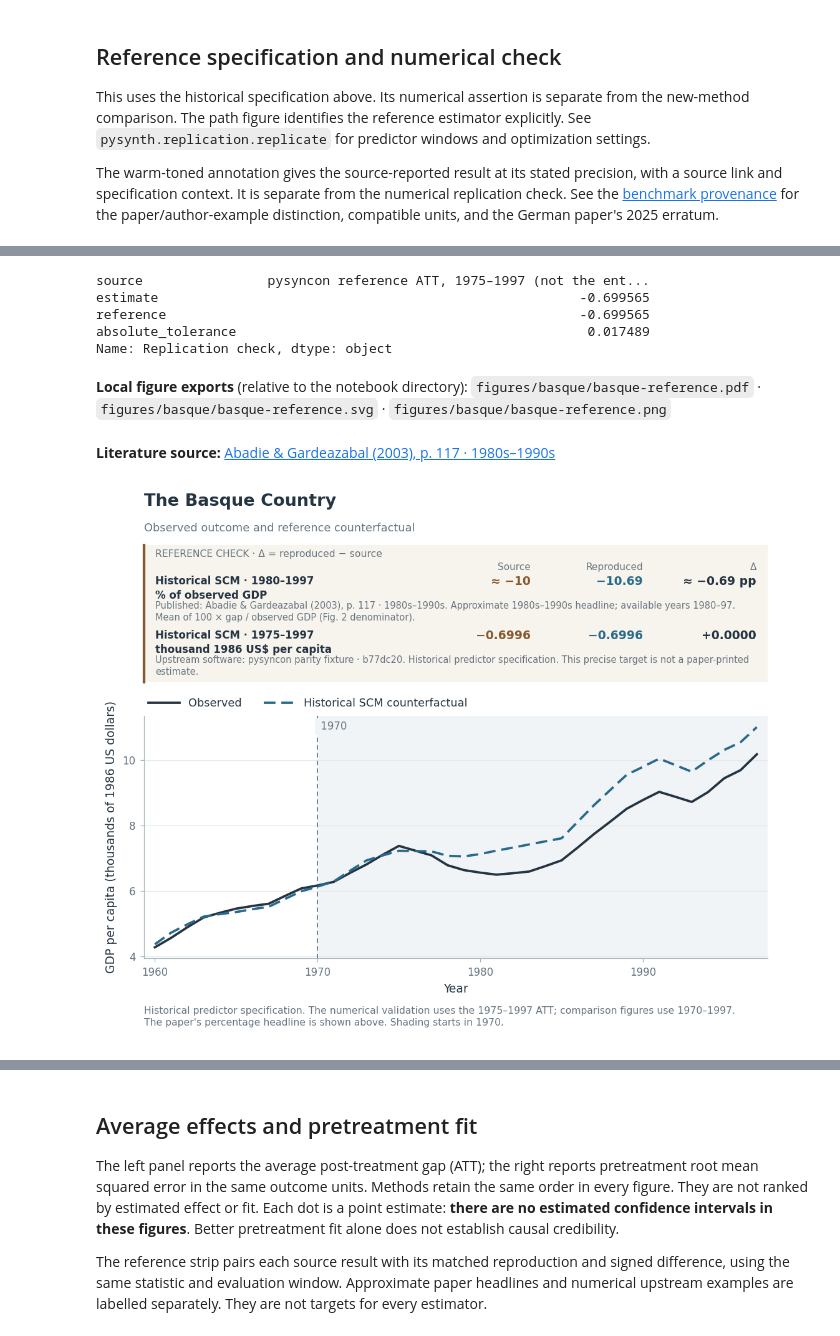
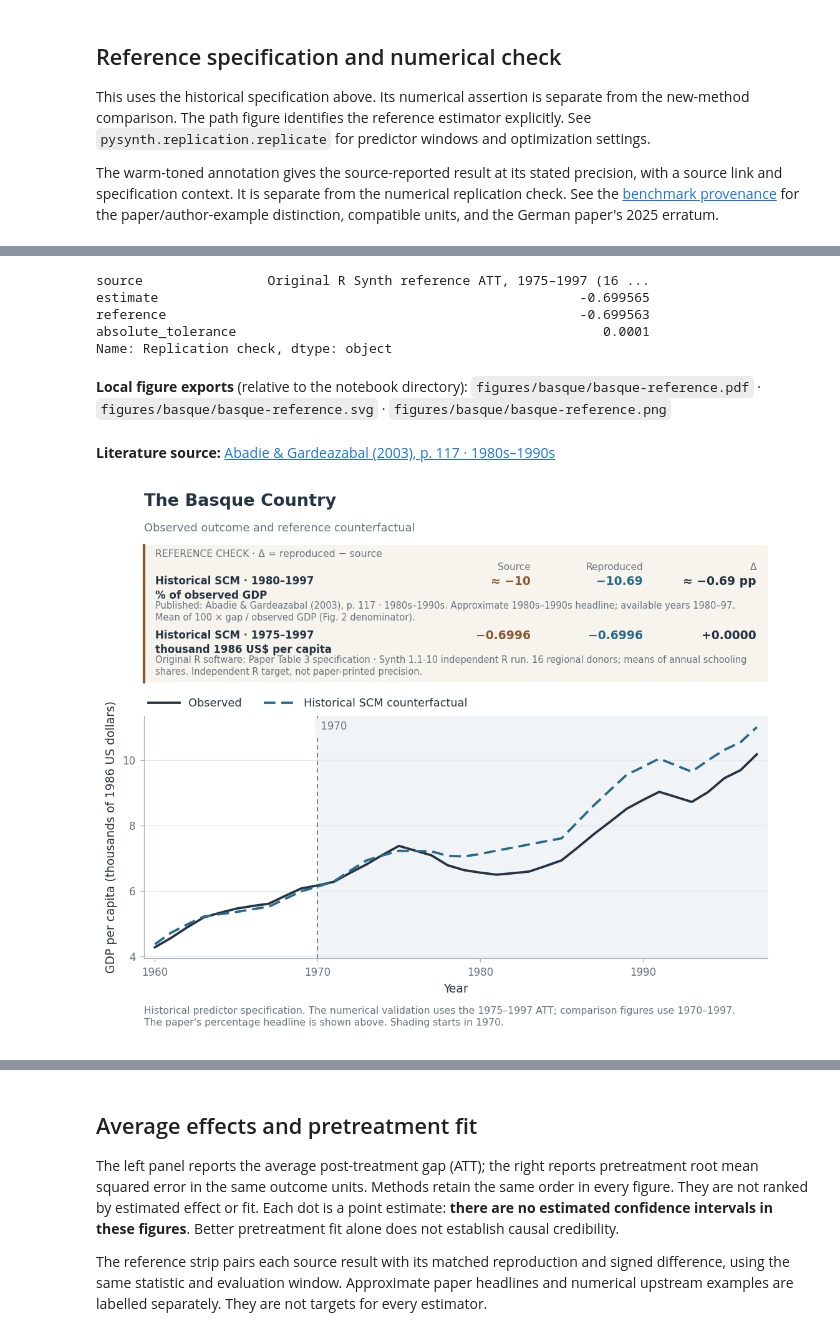
Before and after one commit to crahal/pysynthcon, a Jupyter notebook: empirical_examples/basque.ipynb, the cells around one changed output, grey strips where cells are left out. Cells and saved outputs as stored; diff of their text form; code cells hidden in the pictures.

Commit message:
fix: reproduce Basque study design and refresh empirical comparisons

```diff
--- a/empirical_examples/basque.ipynb
+++ b/empirical_examples/basque.ipynb
@@ -90,7 +90,7 @@ from the numerical replication check. See the
 for the paper/author-example distinction, compatible units, and the
 German paper's 2025 erratum.
 # %%
-figure_details = {'case': 'The Basque Country', 'outcome': 'GDP per capita (thousands of 1986 US dollars)', 'effect': 'Effect on GDP per capita (thousands of 1986 US dollars)', 'units': 'thousand 1986 US$', 'periods': '1960–1969 pretreatment · 1970–1997 post-treatment · 17 donors', 'onset': '1970', 'reference': 'Historical SCM counterfactual', 'reference_note': "Historical predictor specification. The numerical validation uses the 1975–1997 ATT; comparison figures use 1970–1997. The paper's percentage headline is shown above. Shading starts in 1970."}
+figure_details = {'case': 'The Basque Country', 'outcome': 'GDP per capita (thousands of 1986 US dollars)', 'effect': 'Effect on GDP per capita (thousands of 1986 US dollars)', 'units': 'thousand 1986 US$', 'periods': '1960–1969 pretreatment · 1970–1997 post-treatment · 16 donors', 'onset': '1970', 'reference': 'Historical SCM counterfactual', 'reference_note': "Historical predictor specification. The numerical validation uses the 1975–1997 ATT; comparison figures use 1970–1997. The paper's percentage headline is shown above. Shading starts in 1970."}
 benchmark = LITERATURE_BENCHMARKS[name]
 # Works when the kernel starts in either the repository or notebook folder.
 example_dir = Path.cwd() if Path.cwd().name == 'empirical_examples' else Path.cwd() / 'empirical_examples'
@@ -154,11 +154,11 @@ plt.show()
-source                pysyncon reference ATT, 1975–1997 (not the ent...
+source                Original R Synth reference ATT, 1975–1997 (16 ...
 estimate                                                      -0.699565
-reference                                                     -0.699565
-absolute_tolerance                                             0.017489
+reference                                                     -0.699563
+absolute_tolerance                                               0.0001
 Name: Replication check, dtype: object
 **Local figure exports** (relative to the notebook directory): `figures/basque/basque-reference.pdf` · `figures/basque/basque-reference.svg` · `figures/basque/basque-reference.png`
 **Literature source:** [Abadie & Gardeazabal (2003), p. 117 · 1980s–1990s](https://economics.mit.edu/sites/default/files/publications/The%20Economic%20Costs%20of%20Conflict.pdf#page=5)
-[figure, old version]
+[figure, new version]
 # %% [markdown]
 ## Fit all applicable methods on a common sample
 
```
Also changed, not shown: parts of 10 cells of this notebook, 12 other files.
